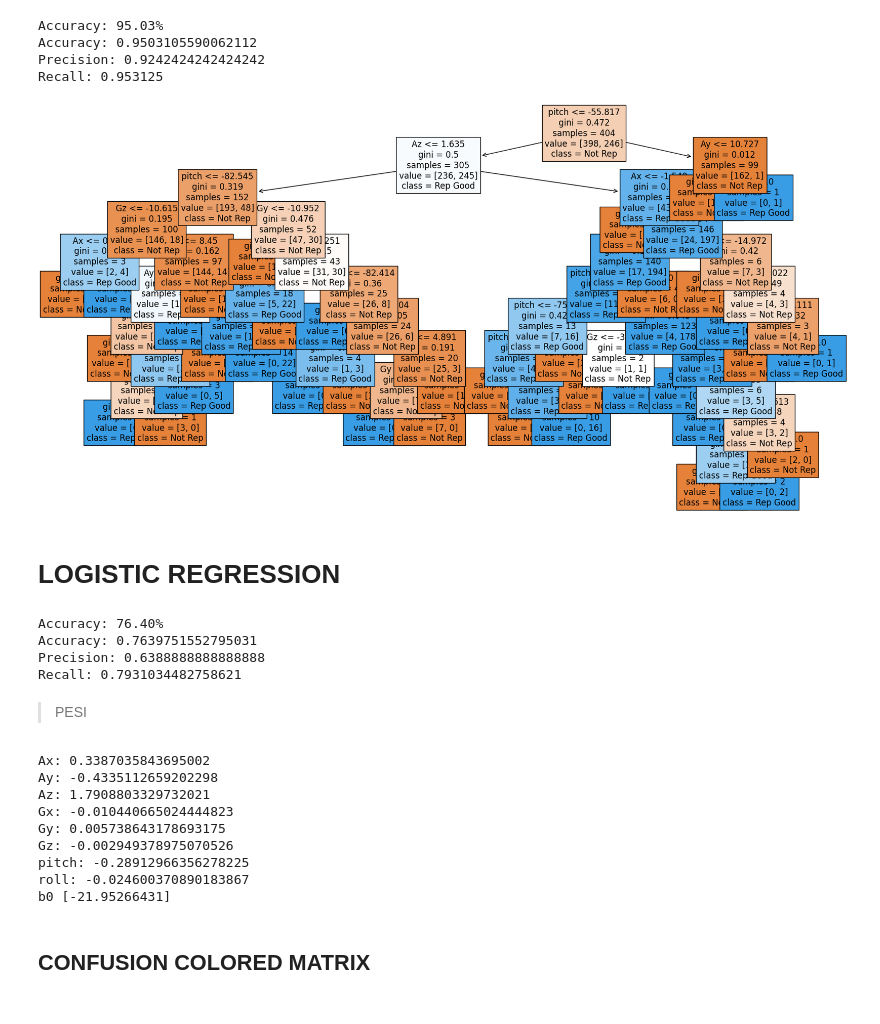
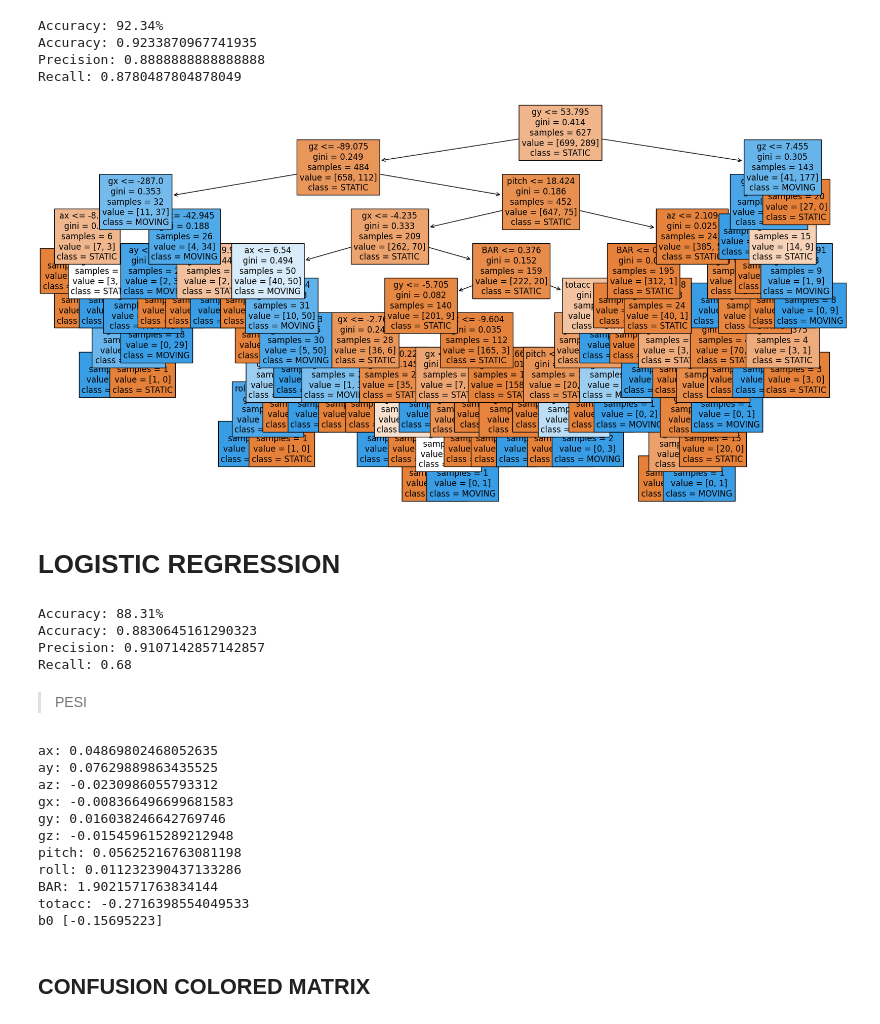
Before and after one commit to paoloartasensi/wow, a Jupyter notebook: PressMOVLogisticWithChatGPT.ipynb, the cells around one changed output. Drawn from its saved outputs; the diff is of its cells as text; code cells hidden in the pictures.

```diff
--- a/PressMOVLogisticWithChatGPT.ipynb
+++ b/PressMOVLogisticWithChatGPT.ipynb
@@ -9,7 +9,7 @@ from sklearn.model_selection import train_test_split
 import numpy as np
 
 # Load the dataset into a pandas DataFrame
-df = pd.read_csv('/Users/paoloartasensi/Python_Scripts/artabax/Gdrive_csv/TEST_20221224_0205PM.csv')
+df = pd.read_csv('/Users/paoloartasensi/Python_Scripts/artabax/Gdrive_csv/20221227_0931PM_biceps.csv')
 
 df.head()
 # %% [output]
@@ -24,8 +44,8 @@ from sklearn.model_selection import train_test_split
 from sklearn.ensemble import RandomForestClassifier
 from sklearn.metrics import accuracy_score
 
-# Select the columns containing the accelerometer and gyroscope data, plus Pitch&Roll
-X = df[['Ax', 'Ay', 'Az', 'Gx', 'Gy', 'Gz', 'pitch', 'roll',]]
+# Select the columns containing the features
+X = df[['ax', 'ay', 'az', 'gx', 'gy', 'gz','pitch','roll', 'BAR','totacc' ]]
 
 # Select the column containing the labels (0 for non-rep, 1 for rep)
 y = df['status']
@@ -55,22 +75,22 @@ print('Accuracy:', accuracy)
 print('Precision:', precision)
 print('Recall:', recall)
 # %% [output]
-Accuracy: 95.03%
-Accuracy: 0.9503105590062112
-Precision: 0.9242424242424242
-Recall: 0.953125
+Accuracy: 92.34%
+Accuracy: 0.9233870967741935
+Precision: 0.8888888888888888
+Recall: 0.8780487804878049
 # %%
 from sklearn.tree import plot_tree
 import matplotlib.pyplot as plt
 
 # Get the first decision tree in the random forest
 tree = model.estimators_[0]
 # Plot the decision tree
 plt.figure(figsize=(20, 10))
-plot_tree(tree, feature_names=X.columns, class_names=['Not Rep', 'Rep Good'], filled=True, fontsize=12)
+plot_tree(tree, feature_names=X.columns, class_names=['STATIC', 'MOVING'], filled=True, fontsize=12)
 plt.show()
 # %% [output]
-[figure, old version]
+[figure, new version]
 # %% [markdown]
 # LOGISTIC REGRESSION
 # %%
@@ -103,10 +123,10 @@ print('Accuracy:', accuracy)
 print('Precision:', precision)
 print('Recall:', recall)
 # %% [output]
-Accuracy: 76.40%
-Accuracy: 0.7639751552795031
-Precision: 0.6388888888888888
-Recall: 0.7931034482758621
+Accuracy: 88.31%
+Accuracy: 0.8830645161290323
+Precision: 0.9107142857142857
+Recall: 0.68
 # %% [markdown]
 > PESI
 # %%
@@ -115,12 +135,14 @@ for feature, coef in zip(X.columns, model.coef_[0]):
     print('{}: {}'.format(feature, coef))
 print("b0",model.intercept_)
 # %% [output]
-Ax: 0.3387035843695002
-Ay: -0.4335112659202298
-Az: 1.7908803329732021
-Gx: -0.010440665024444823
-Gy: 0.005738643178693175
-Gz: -0.002949378975070526
-pitch: -0.28912966356278225
-roll: -0.024600370890183867
-b0 [-21.95266431]
+ax: 0.04869802468052635
+ay: 0.07629889863435525
+az: -0.0230986055793312
+gx: -0.008366496699681583
+gy: 0.016038246642769746
+gz: -0.015459615289212948
+pitch: 0.05625216763081198
+roll: 0.011232390437133286
+BAR: 1.9021571763834144
+totacc: -0.2716398554049533
+b0 [-0.15695223]
```
Also changed, not shown: parts of 7 cells of this notebook, 4 other files.
